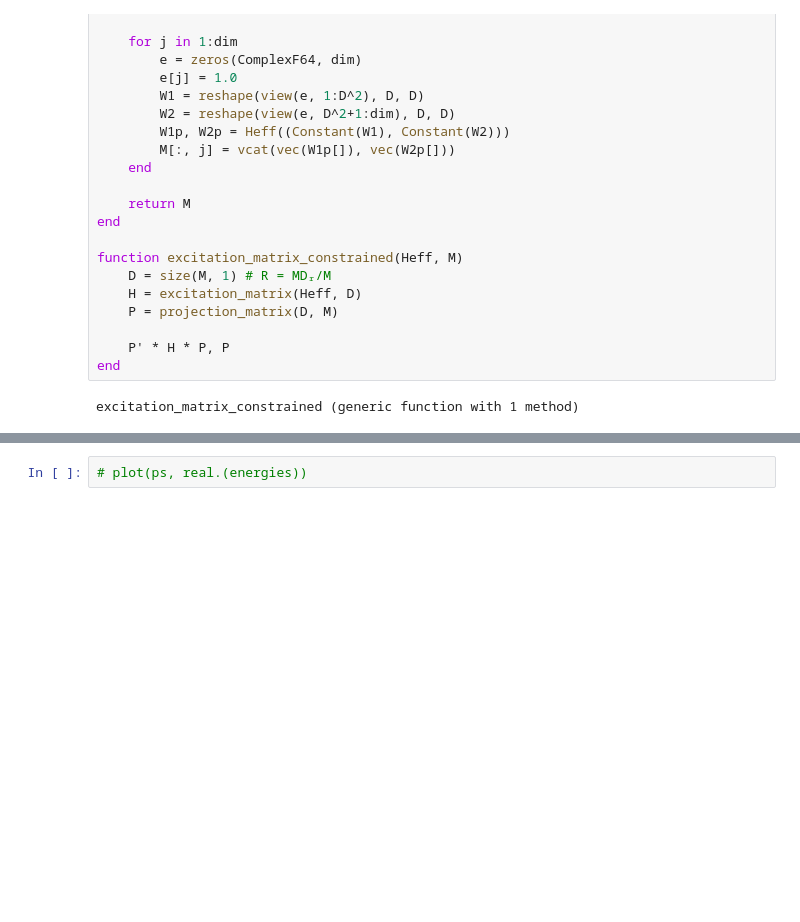
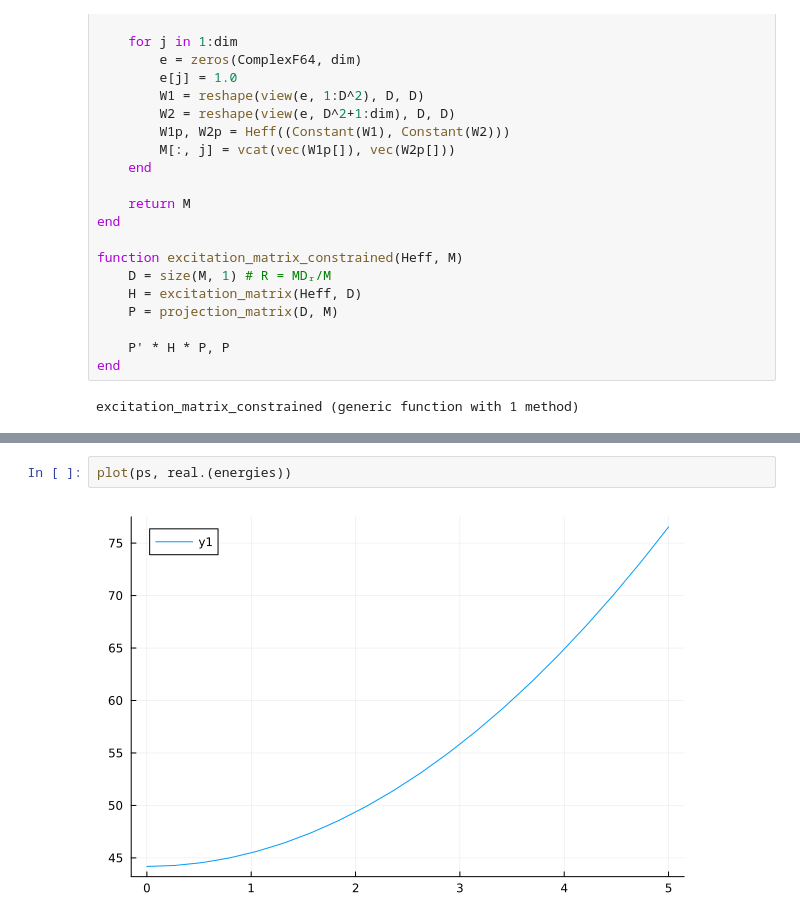
Before and after one commit to 20akshay00/CMPSExcitations, a Jupyter notebook: notebooks/yang-gaudin/excitation_consistency.ipynb, the cells around one changed output, grey strips where cells are left out. Drawn from its saved outputs; the diff is of its cells as text; blank space fills up the shorter version.

```diff
--- a/notebooks/yang-gaudin/excitation_consistency.ipynb
+++ b/notebooks/yang-gaudin/excitation_consistency.ipynb
@@ -282,2 +278,4 @@ energies
 # %%
-# plot(ps, real.(energies))
+plot(ps, real.(energies))
+# %% [output]
+[figure, added]
```
Also changed, not shown: parts of 6 cells of this notebook, 4 other files.
